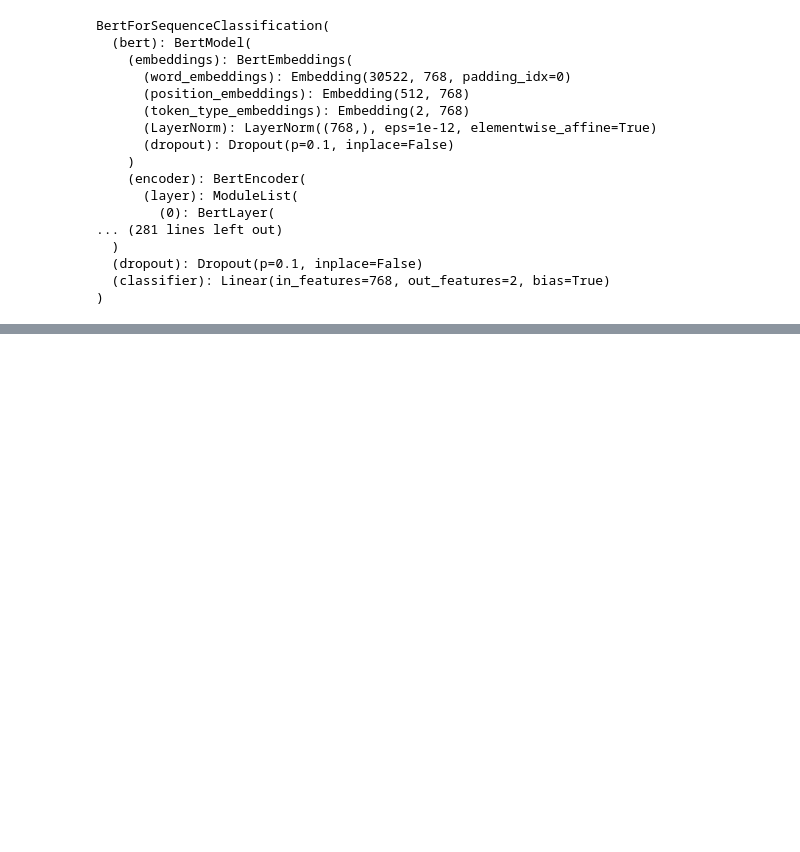
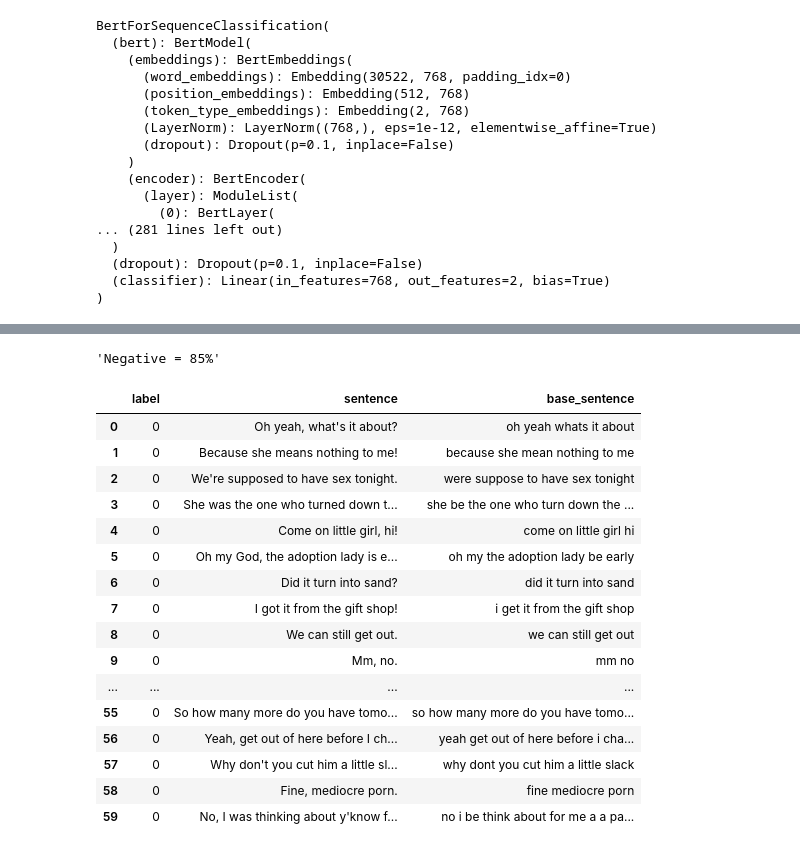
Before and after one commit to Alenush/style_transfer_sirius2021summer, a Jupyter notebook: utils/[Sergey]_Binary_Classifier_Evaluation.ipynb, the cells around one changed output, grey strips where cells are left out. Drawn from its saved outputs; the diff is of its cells as text; code cells hidden in the pictures; blank space fills up the shorter version.

```diff
--- a/utils/[Sergey]_Binary_Classifier_Evaluation.ipynb
+++ b/utils/[Sergey]_Binary_Classifier_Evaluation.ipynb
@@ -147,5 +151,5 @@ for replic in phoebe_replics:
 # %%
 import pandas as pd
 
-df = pd.read_csv("unique_phrases_by_character.csv").iloc[:, 1:]
+df = pd.read_csv("/content/style_transfer_sirius2021summer/data/train_data/en/only_unique_phrases_eng.csv")
 df
@@ -163,0 +170,11 @@ NameError: ignored
+# %%
+binarized_dfs = dict()
+
+for character in chars_to_labels:
+    binarized_dfs[character] = df.copy()
+    binarized_dfs[character]["label"] = binarized_dfs[character]["label"].apply(
+        lambda x: 1 if chars_to_labels[character] == x else 0
+    )
+
+df_char = binarized_dfs[CHARACTER]
+df_char
@@ -163,0 +195,25 @@ NameError: ignored
+# %%
+f"Negative = {round(100 * df_char[df_char['label'] == 0].shape[0] / df_char.shape[0])}%"
+# %% [output]
+'Negative = 85%'
+# %%
+df_neg_ = df_char[df_char['label'] == 0].sample(60).reset_index(drop=True)
+df_neg_
+# %% [output]
+|  | label | sentence | base_sentence |
+| 0 | 0 | Oh yeah, what's it about? | oh yeah whats it about |
+| 1 | 0 | Because she means nothing to me! | because she mean nothing to me |
+| 2 | 0 | We're supposed to have sex tonight. | were suppose to have sex tonight |
+| 3 | 0 | She was the one who turned down t... | she be the one who turn down the ... |
+| 4 | 0 | Come on little girl, hi! | come on little girl hi |
+| 5 | 0 | Oh my God, the adoption lady is e... | oh my the adoption lady be early |
+| 6 | 0 | Did it turn into sand? | did it turn into sand |
+| 7 | 0 | I got it from the gift shop! | i get it from the gift shop |
+| 8 | 0 | We can still get out. | we can still get out |
+| 9 | 0 | Mm, no. | mm no |
+| ... | ... | ... | ... |
+| 55 | 0 | So how many more do you have tomo... | so how many more do you have tomo... |
+| 56 | 0 | Yeah, get out of here before I ch... | yeah get out of here before i cha... |
+| 57 | 0 | Why don't you cut him a little sl... | why dont you cut him a little slack |
+| 58 | 0 | Fine, mediocre porn. | fine mediocre porn |
+| 59 | 0 | No, I was thinking about y'know f... | no i be think about for me a a pa... |
```
Also changed, not shown: parts of 20 cells of this notebook.
